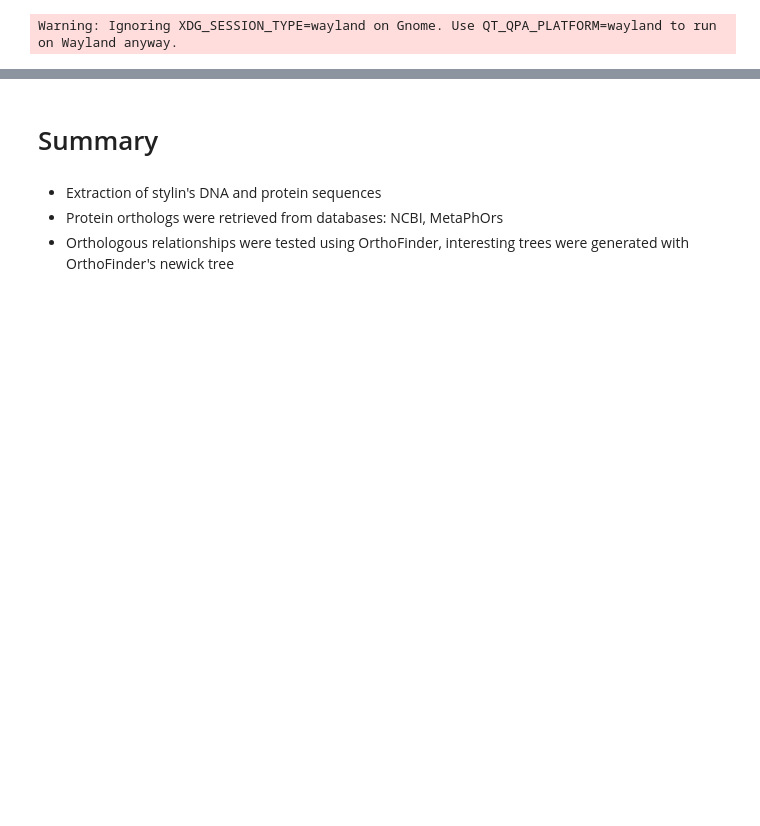
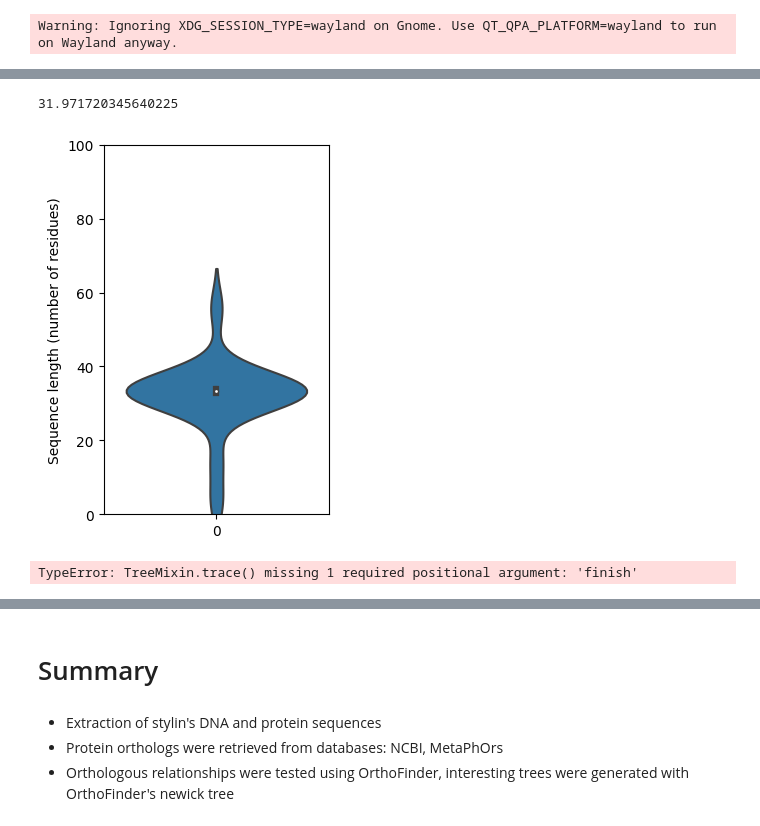
Before and after one commit to elian-stz/StylED_internship, a Jupyter notebook: xplore.ipynb, the cells around one changed output, grey strips where cells are left out. Drawn from its saved outputs; the diff is of its cells as text; code cells hidden in the pictures; blank space fills up the shorter version.

```diff
--- a/xplore.ipynb
+++ b/xplore.ipynb
@@ -486,0 +549,40 @@ Warning: Ignoring XDG_SESSION_TYPE=wayland on Gnome. Use QT_QPA_PLATFORM=wayland
+# %%
+with open("./test/OG04_aligned.fasta", "r") as file :
+        alignment = AlignIO.read(file, "fasta")
+        alignment_length = alignment.get_alignment_length()  # Get the alignment length
+        seq_length = []
+        gap_per_seq = []
+        total_gaps = 0
+        for record in alignment :
+            seq_length.append(len(record.seq.replace("-","")))
+            gaps = record.seq.count("-")
+            gap_per_seq.append((gaps / alignment_length)*100)
+        print(sum(gap_per_seq)/len(gap_per_seq))
+        plt.subplot(1, 2, 1)
+        plt.ylabel("Sequence length (number of residues)")
+        sns.violinplot(data=gap_per_seq)
+        plt.ylim(0,100)
+        plt.show()
+# %% [output]
+31.971720345640225
+[figure, added]
+# %%
+from Bio import Phylo
+
+# Load the Newick tree file
+with open("./test/og4_consensual_iqtree_cleaned.txt", "r") as file :
+    tree = Phylo.read(file, "newick")
+
+    # Choose the leaf node label to be the new root (e.g., "Leaf1") - replace with your desired leaf node label
+    new_root = "Cinara_cedri_VVC44945.1"
+
+    # Find the path from the current root to the new root
+    path = tree.trace(new_root)
+
+    # Reroot the tree
+    tree.root_with_outgroup(path)
+    tree.show()
+    # Save the rerooted tree to a new Newick file
+    #Phylo.write(tree, "rerooted_tree.nwk", "newick")
+# %% [output]
+TypeError: TreeMixin.trace() missing 1 required positional argument: 'finish'
```
Also changed, not shown: parts of 7 cells of this notebook, 4 other files.
